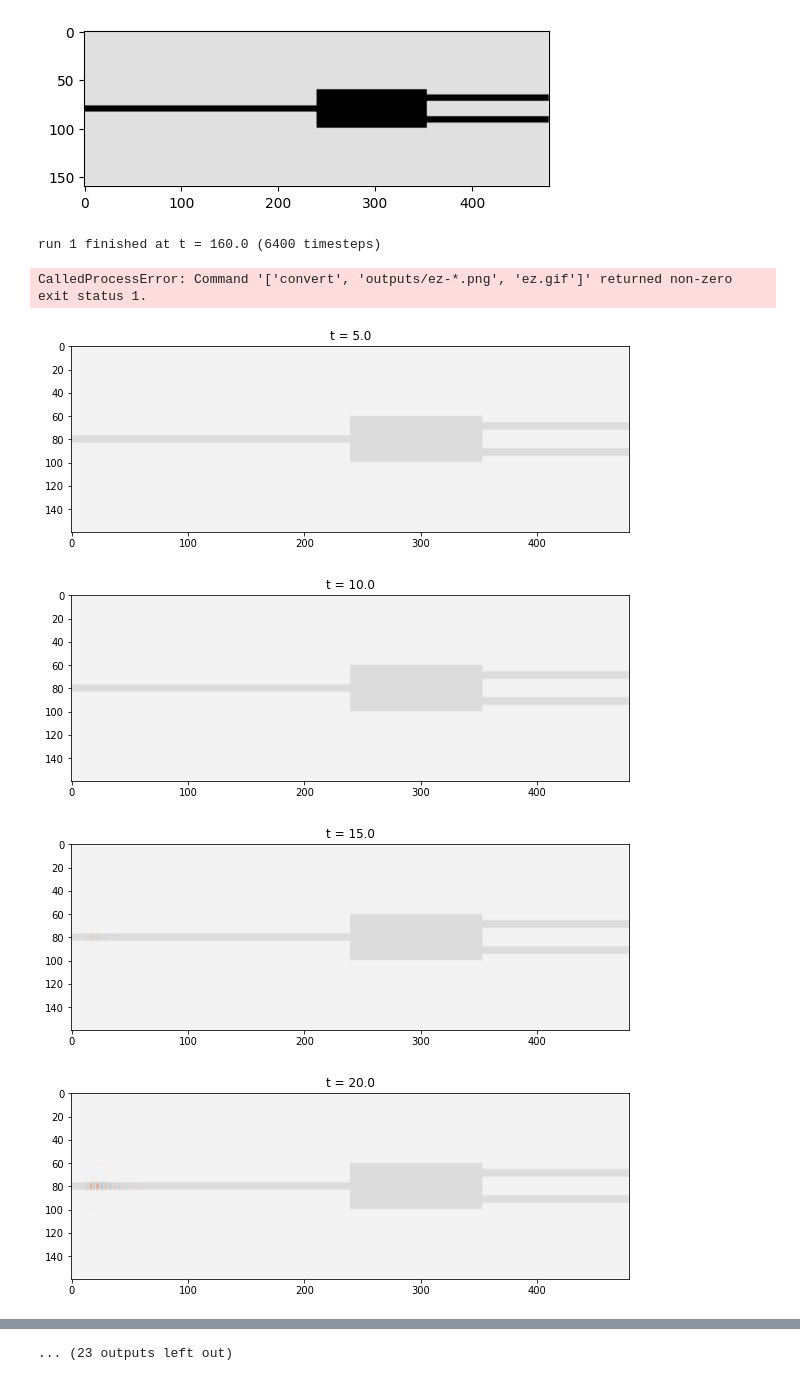
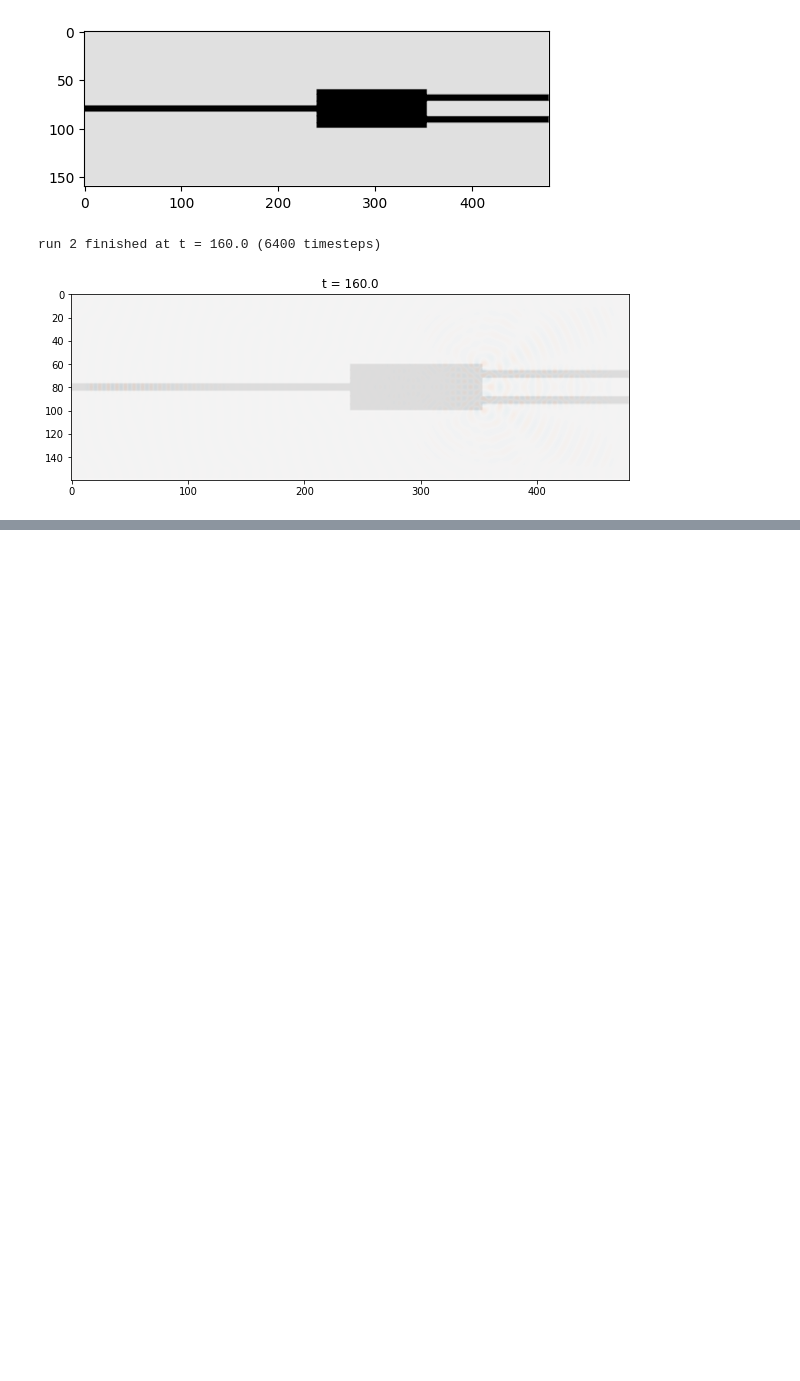
Before and after one commit to atait/jupyter-meep, a Jupyter notebook: notebooks/Cavities/MMI_1x2.ipynb, the cells around one changed output, grey strips where cells are left out. Saved outputs shown, nothing was run; the diff lists cells and outputs as text; code cells hidden in the pictures; blank space fills up the shorter version.

Commit message:
cool stuff with notebook liveplotting

```diff
--- a/notebooks/Cavities/MMI_1x2.ipynb
+++ b/notebooks/Cavities/MMI_1x2.ipynb
@@ -79,7 +79,7 @@ sim = mp.Simulation(cell_size=cell,
                     sources=sources,
                     resolution=resolution,
                     symmetries=[mp.Mirror(mp.Y)],
-                    progress_interval=20)
+                    progress_interval=1e6)
 
 eps_data = show_geometry(sim)
 # %% [output]
@@ -88,40 +88,28 @@ Initializing structure...
 run 0 finished at t = 1.0 (40 timesteps)
 [figure]
 # %%
-def display_slice(sim):
-    plt.figure(figsize=(10, 5))
-    ez_data = sim.get_array(center=mp.Vector3(), size=cell, component=mp.Ez)
-    plt.imshow(eps_data.transpose(), interpolation='spline36', cmap='binary')
-    plt.imshow(ez_data.transpose(), interpolation='spline36', cmap='RdBu', alpha=0.9,
-               vmin=-.1, vmax=.1)
-    plt.title(f't = {sim.meep_time()}')
-    display.display(plt.gcf())
-    display.clear_output(wait=True)
-
 def plot_sim(until=200):
     sim.reset_meep()
     shutil.rmtree('outputs', ignore_errors=True)
     sim.use_output_directory('outputs')
     sim.run(
-#             mp.at_beginning(mp.output_epsilon),
+            mp.at_beginning(liveplot),
 #             mp.at_every(1, mp.output_png(mp.Ez, "-Zc dkbluered")),
-            mp.at_every(5, display_slice),
+            mp.at_every(5, liveplot),
 #             mp.to_appended("ez", mp.at_every(0.6, mp.output_efield_z)),
             until=until)
     eps_data = sim.get_array(center=mp.Vector3(), size=cell, component=mp.Dielectric)
     ez_data = sim.get_array(center=mp.Vector3(), size=cell, component=mp.Ez)
-    plt.figure(dpi=100)
-    plt.imshow(eps_data.transpose(), interpolation='spline36', cmap='binary')
-    plt.imshow(ez_data.transpose(), interpolation='spline36', cmap='RdBu', alpha=0.9)
+#     plt.figure(dpi=100)
+#     plt.imshow(eps_data.transpose(), interpolation='spline36', cmap='binary')
+#     plt.imshow(ez_data.transpose(), interpolation='spline36', cmap='RdBu', alpha=0.9)
 #     plt.axis('off')
     # now make the gif
-    subprocess.check_call(['convert', 'outputs/ez-*.png', 'ez.gif'])
-    subprocess.check_call(['open', '-a', 'Safari', 'ez.gif'])
+#     subprocess.check_call(['convert', 'outputs/ez-*.png', 'ez.gif'])
+#     subprocess.check_call(['open', '-a', 'Safari', 'ez.gif'])
+
+plt.figure(figsize=(10,6))
 plot_sim(160)
 # %% [output]
-run 1 finished at t = 160.0 (6400 timesteps)
+run 2 finished at t = 160.0 (6400 timesteps)
-CalledProcessError: Command '['convert', 'outputs/ez-*.png', 'ez.gif']' returned non-zero exit status 1.
-[figure, old version]
+[figure, new version]
-[figure, removed]
-[figure, removed]
-[figure, removed]
@@ -134 +115,0 @@ CalledProcessError: Command '['convert', 'outputs/ez-*.png', 'ez.gif']' returned
-... (23 outputs left out)
```
Also changed, not shown: parts of 6 cells of this notebook, 1 other file.
